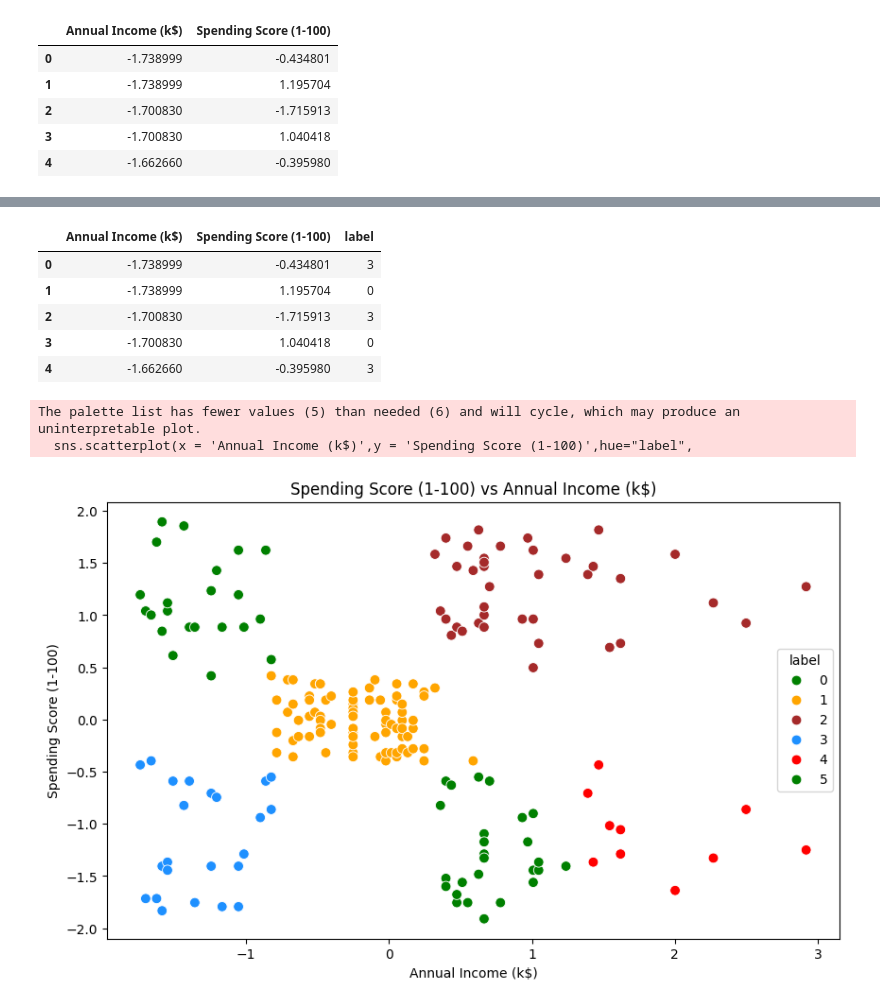
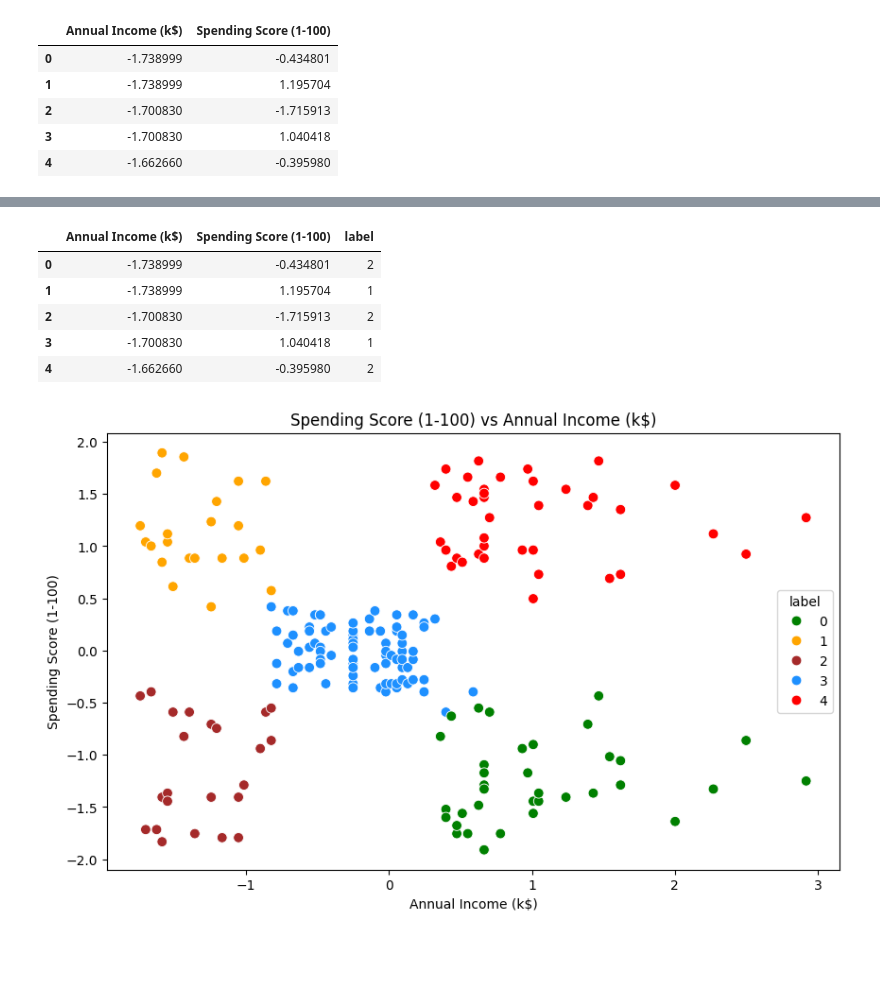
Before and after one commit to ankita-banerjee20/PRODIGY_ML_02, a Jupyter notebook: main.ipynb, the cells around one changed output, grey strips where cells are left out. Saved outputs shown, nothing was run; the diff lists cells and outputs as text; code cells hidden in the pictures; blank space fills up the shorter version.

```diff
--- a/main.ipynb
+++ b/main.ipynb
@@ -119,27 +119,23 @@ plt.show()
 # %%
-km =KMeans(n_clusters = 6)
-km.fit(scaled_df)
-y = km.predict(scaled_df)
+km =KMeans(n_clusters = 5, init = 'k-means++')
+y = km.fit_predict(scaled_df)
 # %%
 scaled_df["label"] = y
 # %%
 scaled_df.head()
 # %% [output]
 |  | Annual Income (k$) | Spending Score (1-100) | label |
-| 0 | -1.738999 | -0.434801 | 3 |
-| 1 | -1.738999 | 1.195704 | 0 |
-| 2 | -1.700830 | -1.715913 | 3 |
-| 3 | -1.700830 | 1.040418 | 0 |
-| 4 | -1.662660 | -0.395980 | 3 |
+| 0 | -1.738999 | -0.434801 | 2 |
+| 1 | -1.738999 | 1.195704 | 1 |
+| 2 | -1.700830 | -1.715913 | 2 |
+| 3 | -1.700830 | 1.040418 | 1 |
+| 4 | -1.662660 | -0.395980 | 2 |
 # %%
 plt.figure(figsize=(10, 6))
-sns.scatterplot(x = 'Annual Income (k$)',y = 'Spending Score (1-100)',hue="label",
-                 palette=['green','orange','brown','dodgerblue','red'], legend='full',data = scaled_df  ,s = 60)
+sns.scatterplot(x = 'Annual Income (k$)', y = 'Spending Score (1-100)', hue = "label", palette = ['green', 'orange', 'brown', 'dodgerblue', 'red'], legend = 'full', data = scaled_df, s = 60)
 plt.xlabel('Annual Income (k$)')
 plt.ylabel('Spending Score (1-100)')
 plt.title('Spending Score (1-100) vs Annual Income (k$)')
 plt.show()
 # %% [output]
-The palette list has fewer values (5) than needed (6) and will cycle, which may produce an uninterpretable plot.
-  sns.scatterplot(x = 'Annual Income (k$)',y = 'Spending Score (1-100)',hue="label",
-[figure, old version]
+[figure, new version]
```
Also changed, not shown: parts of 3 cells of this notebook.
